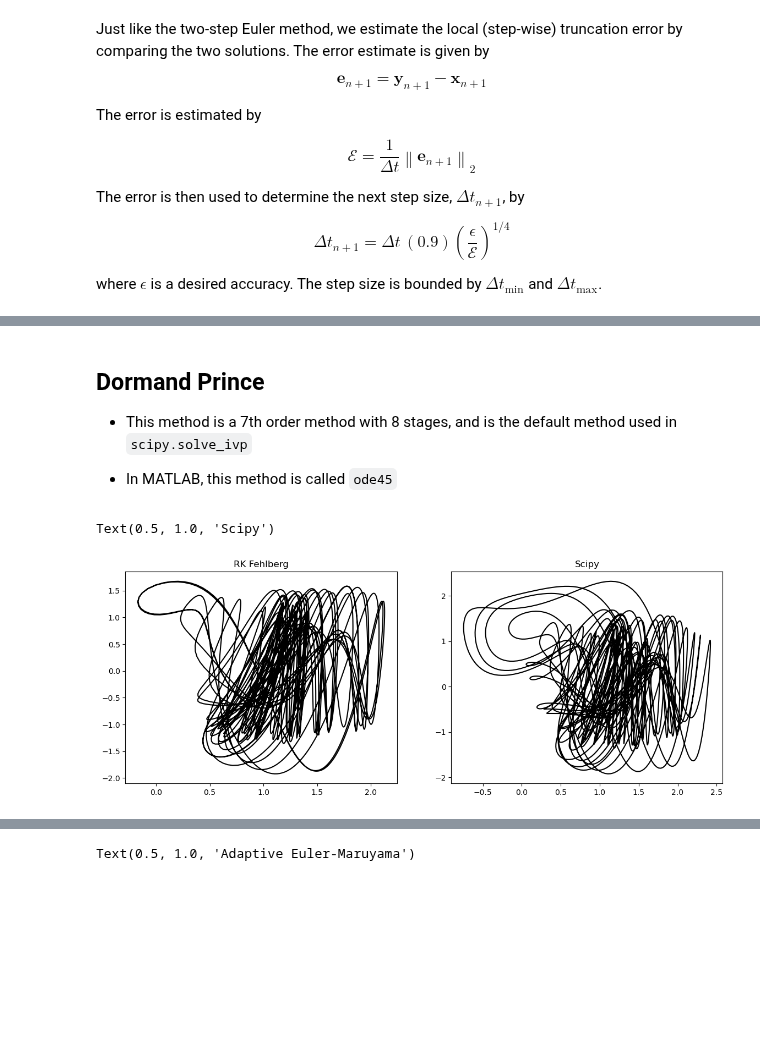
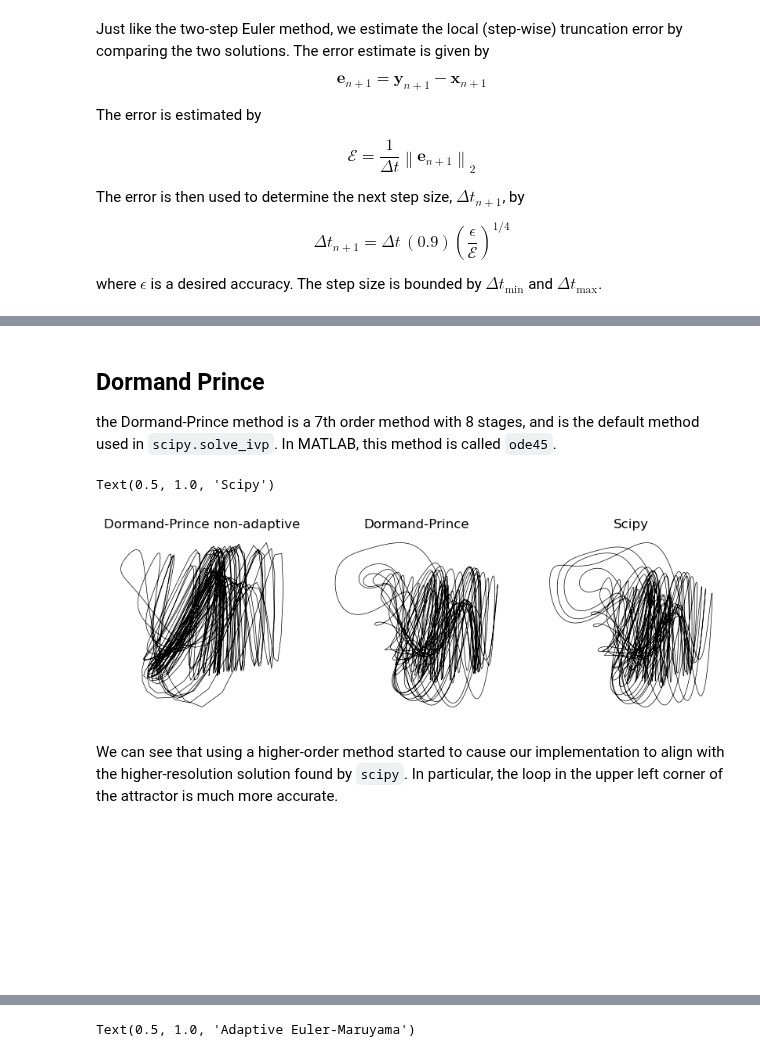
Before and after one commit to williamgilpin/cphy, a Jupyter notebook: talks/integrator_chaos_variable_step.ipynb, the cells around one changed output, grey strips where cells are left out. Cells and saved outputs as stored; diff of their text form; code cells hidden in the pictures; blank space fills up the shorter version.

```diff
--- a/talks/integrator_chaos_variable_step.ipynb
+++ b/talks/integrator_chaos_variable_step.ipynb
@@ -377,9 +416,7 @@ plt.colorbar(label="Step size")
 # %% [markdown]
 ## Dormand Prince
 
-+ This method is a 7th order method with 8 stages, and is the default method used in `scipy.solve_ivp`
-
-+ In MATLAB, this method is called `ode45`
+the Dormand-Prince method is a 7th order method with 8 stages, and is the default method used in `scipy.solve_ivp`. In MATLAB, this method is called `ode45`.
 # %%
 class DormandPrince(BaseAdaptiveIntegrator):
 
@@ -398,22 +435,37 @@ class DormandPrince(BaseAdaptiveIntegrator):
         y_next_half = y + self.dt * (5179/57600 * k1 + 0 + 7571/16695 * k3 + 393/640 * k4 - 92097/339200 * k5 + 187/2100 * k6 + 1/40 * k7)
 
         return y_next, y_next_half
-# %%
-plt.figure(figsize=(14, 5))
-integrator = DormandPrince(dt=1e-1, rtol=1e-6)
-integrator.integrate(hadley, [0, 100], ic)
-plt.subplot(1, 2, 1)
-plt.plot(integrator.y[:, 0], integrator.y[:, 1], color='k')
-plt.title("RK Fehlberg")
-
-
-plt.subplot(1, 2, 2)
-sol0 = solve_ivp(hadley, [0, 100], ic, method='Radau', rtol=1e-6, atol=1e-6, max_step=1e-1)
-plt.plot(sol0.y[0], sol0.y[1],  color='k')
-plt.title("Scipy")
-# %% [output]
-Text(0.5, 1.0, 'Scipy')
-[figure, removed]
+# %%
+plt.figure(figsize=(10, 3))
+
+integrator = DormandPrince(dt=1e-1, rtol=1e10)
+integrator.integrate(hadley, [0, 100], ic)
+plt.subplot(1, 3, 1)
+plt.plot(integrator.y[:, 0], integrator.y[:, 1], color='k', linewidth=0.5)
+plt.axis('off')
+plt.title("Dormand-Prince non-adaptive")
+
+
+integrator = DormandPrince(dt=1e-1, rtol=1e-7)
+integrator.integrate(hadley, [0, 100], ic)
+plt.subplot(1, 3, 2)
+plt.plot(integrator.y[:, 0], integrator.y[:, 1], color='k', linewidth=0.5)
+plt.axis('off')
+plt.title("Dormand-Prince")
+
+
+sol0 = solve_ivp(hadley, [0, 100], ic, method='Radau', rtol=1e-6, atol=1e-6, max_step=1e-1)
+plt.subplot(1, 3, 3)
+plt.plot(sol0.y[0], sol0.y[1], color='k', linewidth=0.5)
+plt.axis('off')
+plt.title("Scipy")
+# %% [output]
+Text(0.5, 1.0, 'Scipy')
+[figure, added]
+# %% [markdown]
+We can see that using a higher-order method started to cause our implementation to align with the higher-resolution solution found by `scipy`. In particular, the loop in the upper left corner of the attractor is much more accurate.
+
+<br><br><br><br><br><br><br>
 # %% [markdown]
 # Stochastic differential equations
 
```
Also changed, not shown: parts of 15 cells of this notebook.
